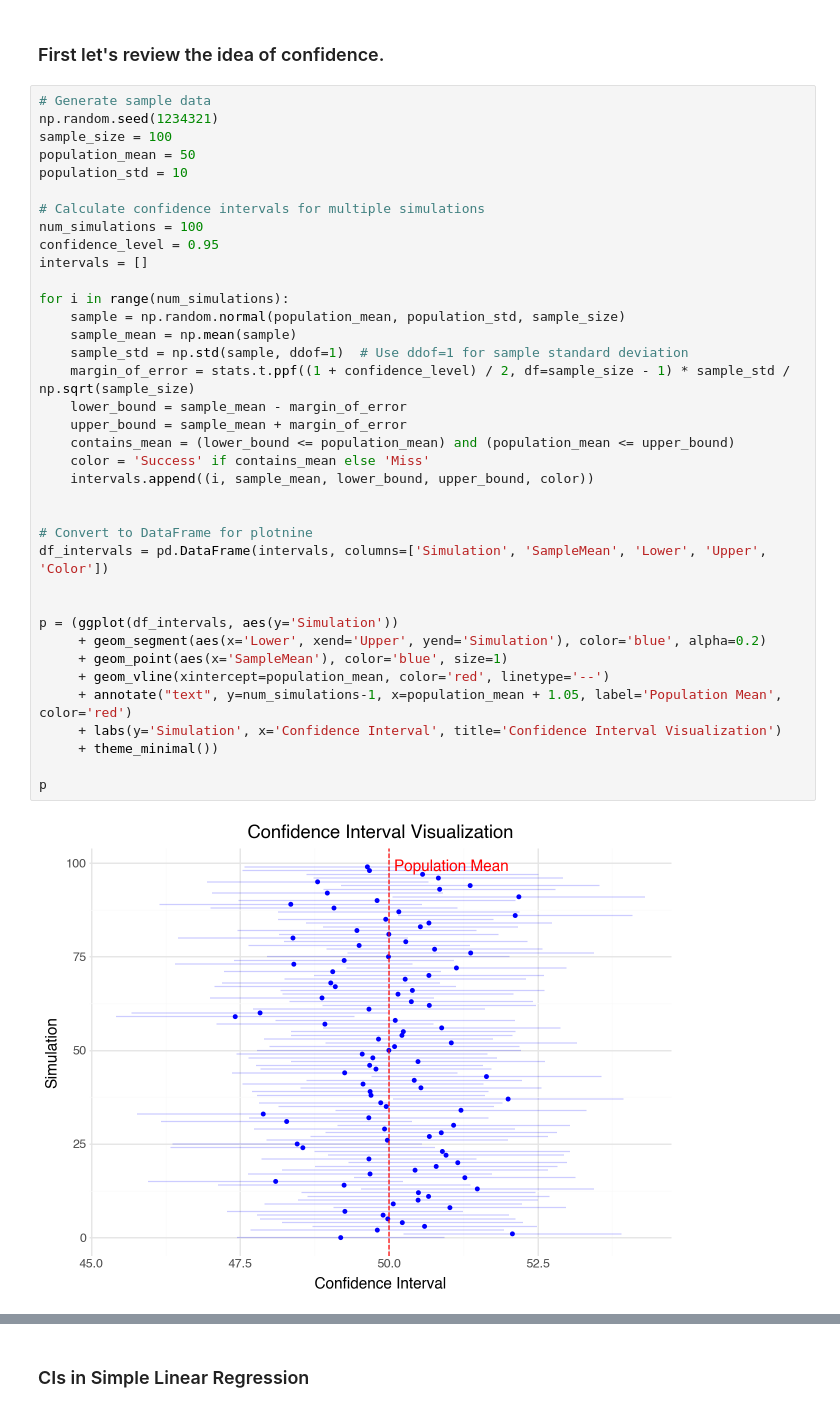
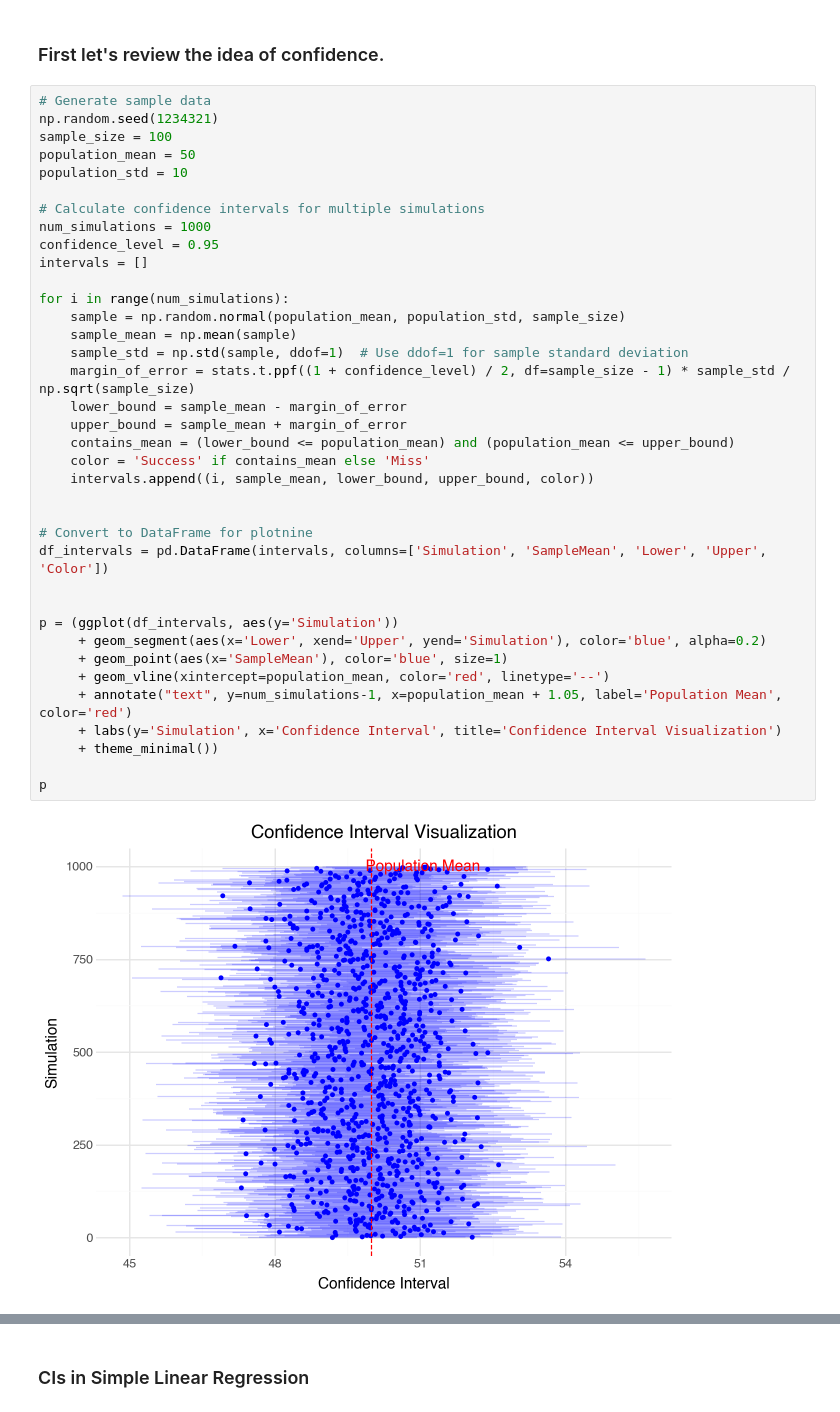
Before and after one commit to Branflakes333/linear_regression, a Jupyter notebook: Code/A Puzzle with Intervals (CIs vs. PIs).ipynb, the cells around one changed output, grey strips where cells are left out. Saved outputs shown, nothing was run; the diff lists cells and outputs as text.

```diff
--- a/Code/A Puzzle with Intervals (CIs vs. PIs).ipynb
+++ b/Code/A Puzzle with Intervals (CIs vs. PIs).ipynb
@@ -18,37 +18,37 @@ population_mean = 50
 population_std = 10
 
 # Calculate confidence intervals for multiple simulations
-num_simulations = 100
+num_simulations = 1000
 confidence_level = 0.95
 intervals = []
 
 for i in range(num_simulations):
     sample = np.random.normal(population_mean, population_std, sample_size)
     sample_mean = np.mean(sample)
     sample_std = np.std(sample, ddof=1)  # Use ddof=1 for sample standard deviation
     margin_of_error = stats.t.ppf((1 + confidence_level) / 2, df=sample_size - 1) * sample_std / np.sqrt(sample_size)
     lower_bound = sample_mean - margin_of_error
     upper_bound = sample_mean + margin_of_error
     contains_mean = (lower_bound <= population_mean) and (population_mean <= upper_bound)
     color = 'Success' if contains_mean else 'Miss'
     intervals.append((i, sample_mean, lower_bound, upper_bound, color))
 
 
 # Convert to DataFrame for plotnine
 df_intervals = pd.DataFrame(intervals, columns=['Simulation', 'SampleMean', 'Lower', 'Upper', 'Color'])
 
 
 p = (ggplot(df_intervals, aes(y='Simulation'))
      + geom_segment(aes(x='Lower', xend='Upper', yend='Simulation'), color='blue', alpha=0.2)
      + geom_point(aes(x='SampleMean'), color='blue', size=1)
      + geom_vline(xintercept=population_mean, color='red', linetype='--')
      + annotate("text", y=num_simulations-1, x=population_mean + 1.05, label='Population Mean', color='red')
      + labs(y='Simulation', x='Confidence Interval', title='Confidence Interval Visualization')
      + theme_minimal())
 
 p
 # %% [output]
-[figure, old version]
+[figure, new version]
 # %%
 # Plot the confidence intervals using plotnine
 pp = (ggplot(df_intervals, aes(y='Simulation'))
```
Also changed, not shown: parts of 3 cells of this notebook, 7 other files.
